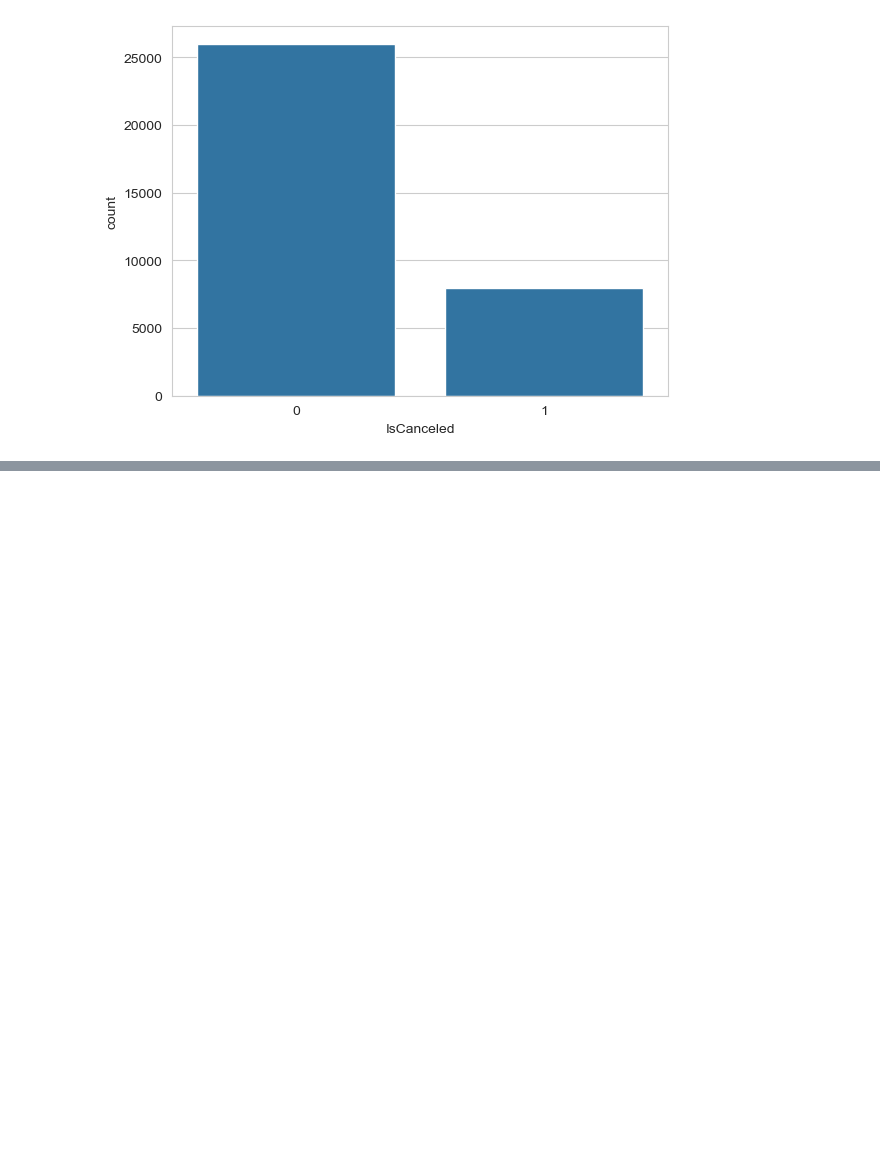
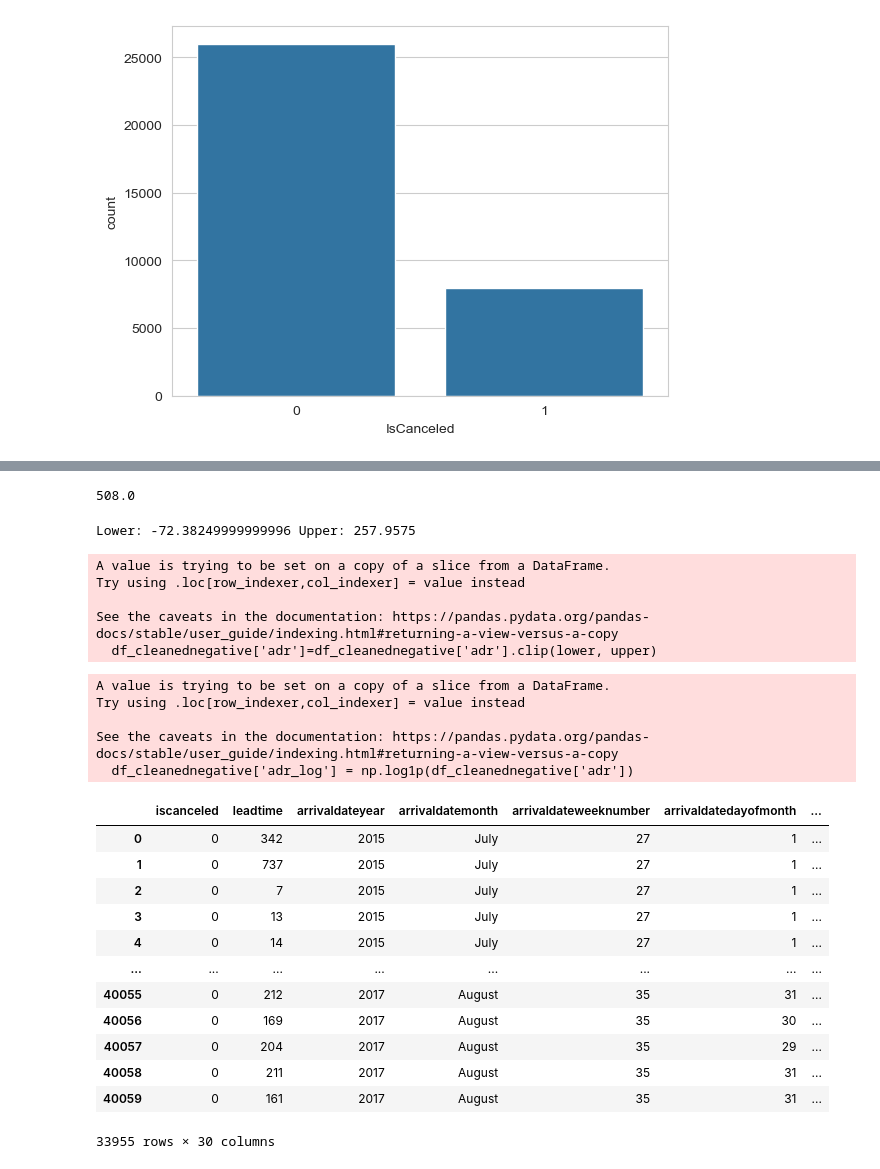
Before and after one commit to RinshaVarangot/Infotact-Team-24, a Jupyter notebook: Week1/01_data_cleaning_feature_engineering.ipynb.ipynb, the cells around one changed output, grey strips where cells are left out. Cells and saved outputs as stored; diff of their text form; code cells hidden in the pictures; blank space fills up the shorter version.

```diff
--- a/Week1/01_data_cleaning_feature_engineering.ipynb.ipynb
+++ b/Week1/01_data_cleaning_feature_engineering.ipynb.ipynb
@@ -189,0 +264,51 @@ sns.countplot(x="IsCanceled", data=df)
+# %%
+df_cleanednegative['adr'].max()
+# %% [output]
+508.0
+# %%
+Q1 = df_cleanednegative['adr'].quantile(0.25)
+Q3 = df_cleanednegative['adr'].quantile(0.75)
+IQR = Q3 - Q1
+
+lower = Q1 - 1.5 * IQR
+upper = Q3 + 1.5 * IQR
+
+print("Lower:", lower, "Upper:", upper)
+# %% [output]
+Lower: -72.38249999999996 Upper: 257.9575
+# %%
+upper = df_cleanednegative['adr'].quantile(0.99)
+lower = df_cleanednegative['adr'].quantile(0.01)
+
+df_cleanednegative['adr']=df_cleanednegative['adr'].clip(lower, upper)
+# %% [output]
+A value is trying to be set on a copy of a slice from a DataFrame.
+Try using .loc[row_indexer,col_indexer] = value instead
+
+See the caveats in the documentation: https://pandas.pydata.org/pandas-docs/stable/user_guide/indexing.html#returning-a-view-versus-a-copy
+  df_cleanednegative['adr']=df_cleanednegative['adr'].clip(lower, upper)
+# %%
+# Optional: normalize
+df_cleanednegative['adr_log'] = np.log1p(df_cleanednegative['adr'])
+# %% [output]
+A value is trying to be set on a copy of a slice from a DataFrame.
+Try using .loc[row_indexer,col_indexer] = value instead
+
+See the caveats in the documentation: https://pandas.pydata.org/pandas-docs/stable/user_guide/indexing.html#returning-a-view-versus-a-copy
+  df_cleanednegative['adr_log'] = np.log1p(df_cleanednegative['adr'])
+# %%
+df_cleanednegative
+# %% [output]
+|  | iscanceled | leadtime | arrivaldateyear | arrivaldatemonth | arrivaldateweeknumber | arrivaldatedayofmonth | ... |
+| 0 | 0 | 342 | 2015 | July | 27 | 1 | ... |
+| 1 | 0 | 737 | 2015 | July | 27 | 1 | ... |
+| 2 | 0 | 7 | 2015 | July | 27 | 1 | ... |
+| 3 | 0 | 13 | 2015 | July | 27 | 1 | ... |
+| 4 | 0 | 14 | 2015 | July | 27 | 1 | ... |
+| ... | ... | ... | ... | ... | ... | ... | ... |
+| 40055 | 0 | 212 | 2017 | August | 35 | 31 | ... |
+| 40056 | 0 | 169 | 2017 | August | 35 | 30 | ... |
+| 40057 | 0 | 204 | 2017 | August | 35 | 29 | ... |
+| 40058 | 0 | 211 | 2017 | August | 35 | 31 | ... |
+| 40059 | 0 | 161 | 2017 | August | 35 | 31 | ... |
+33955 rows × 30 columns
```
Also changed, not shown: parts of 18 cells of this notebook, 3 other files.
